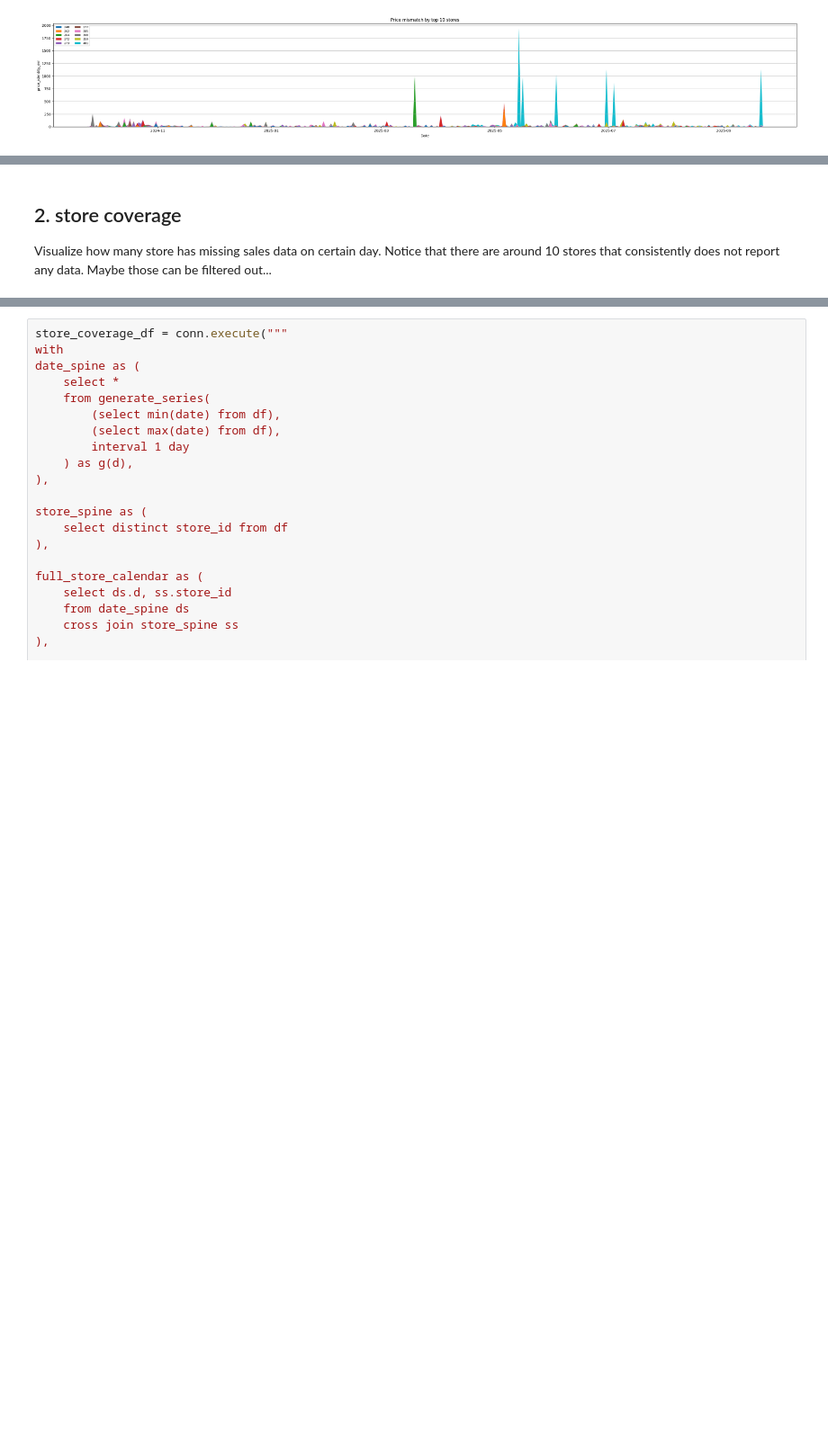
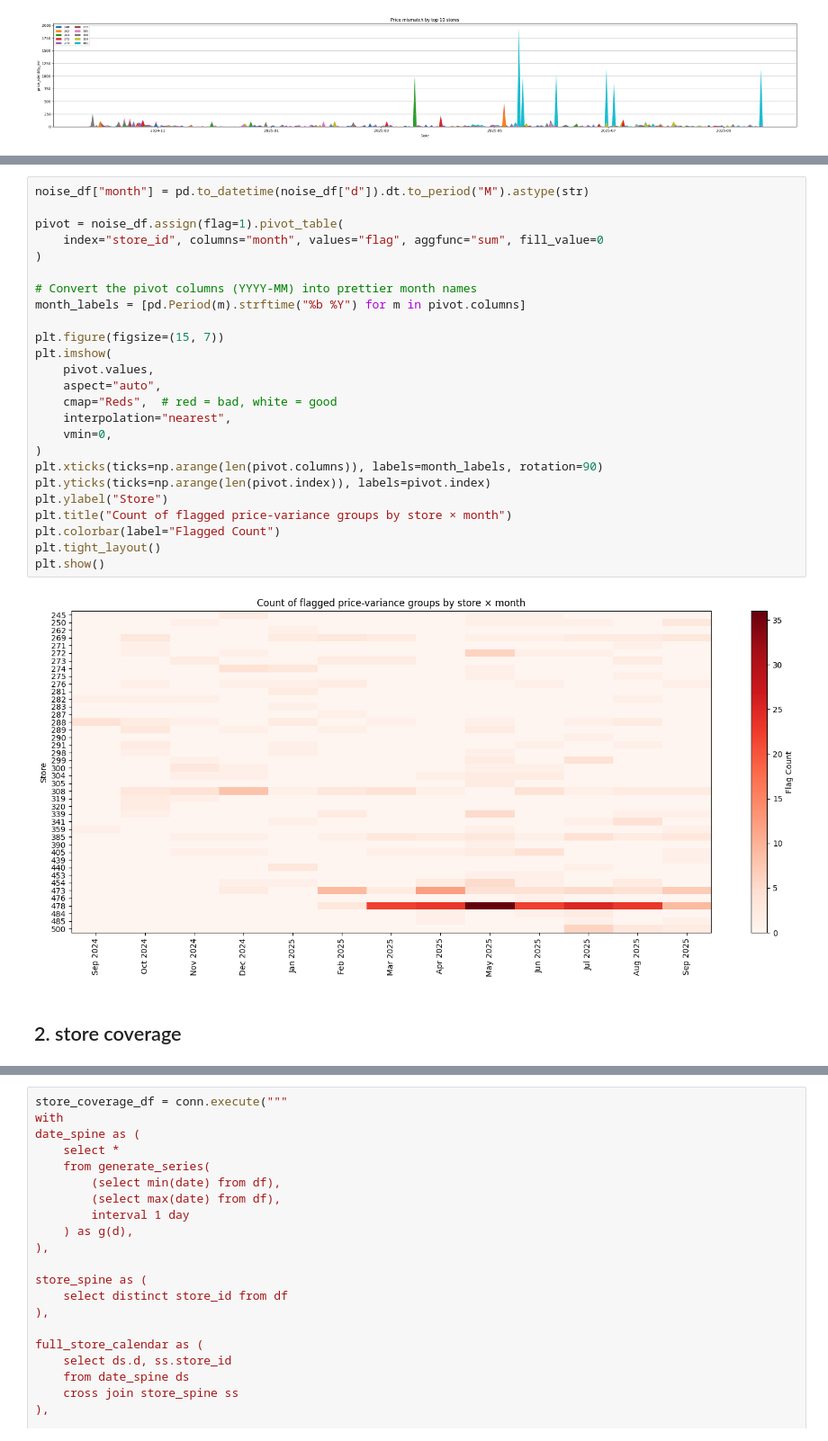
Before and after one commit to kozlov-ski/aptimyz-demand-forecast, a Jupyter notebook: notebooks/2_aptimyz_eda_v1.ipynb, the cells around one changed output, grey strips where cells are left out. Shown at 90% size. Drawn from its saved outputs; the diff is of its cells as text; blank space fills up the shorter version.

```diff
--- a/notebooks/2_aptimyz_eda_v1.ipynb
+++ b/notebooks/2_aptimyz_eda_v1.ipynb
@@ -289,4 +474,29 @@ plt.show()
+# %%
+noise_df["month"] = pd.to_datetime(noise_df["d"]).dt.to_period("M").astype(str)
+
+pivot = noise_df.assign(flag=1).pivot_table(
+    index="store_id", columns="month", values="flag", aggfunc="sum", fill_value=0
+)
+
+# Convert the pivot columns (YYYY-MM) into prettier month names
+month_labels = [pd.Period(m).strftime("%b %Y") for m in pivot.columns]
+
+plt.figure(figsize=(15, 7))
+plt.imshow(
+    pivot.values,
+    aspect="auto",
+    cmap="Reds",  # red = bad, white = good
+    interpolation="nearest",
+    vmin=0,
+)
+plt.xticks(ticks=np.arange(len(pivot.columns)), labels=month_labels, rotation=90)
+plt.yticks(ticks=np.arange(len(pivot.index)), labels=pivot.index)
+plt.ylabel("Store")
+plt.title("Count of flagged price-variance groups by store × month")
+plt.colorbar(label="Flagged Count")
+plt.tight_layout()
+plt.show()
+# %% [output]
+[figure, added]
 # %% [markdown]
 ## 2. store coverage
-
-Visualize how many store has missing sales data on certain day. Notice that there are around 10 stores that consistently does not report any data. Maybe those can be filtered out...
```
Also changed, not shown: parts of 32 cells of this notebook, 2 other files.
